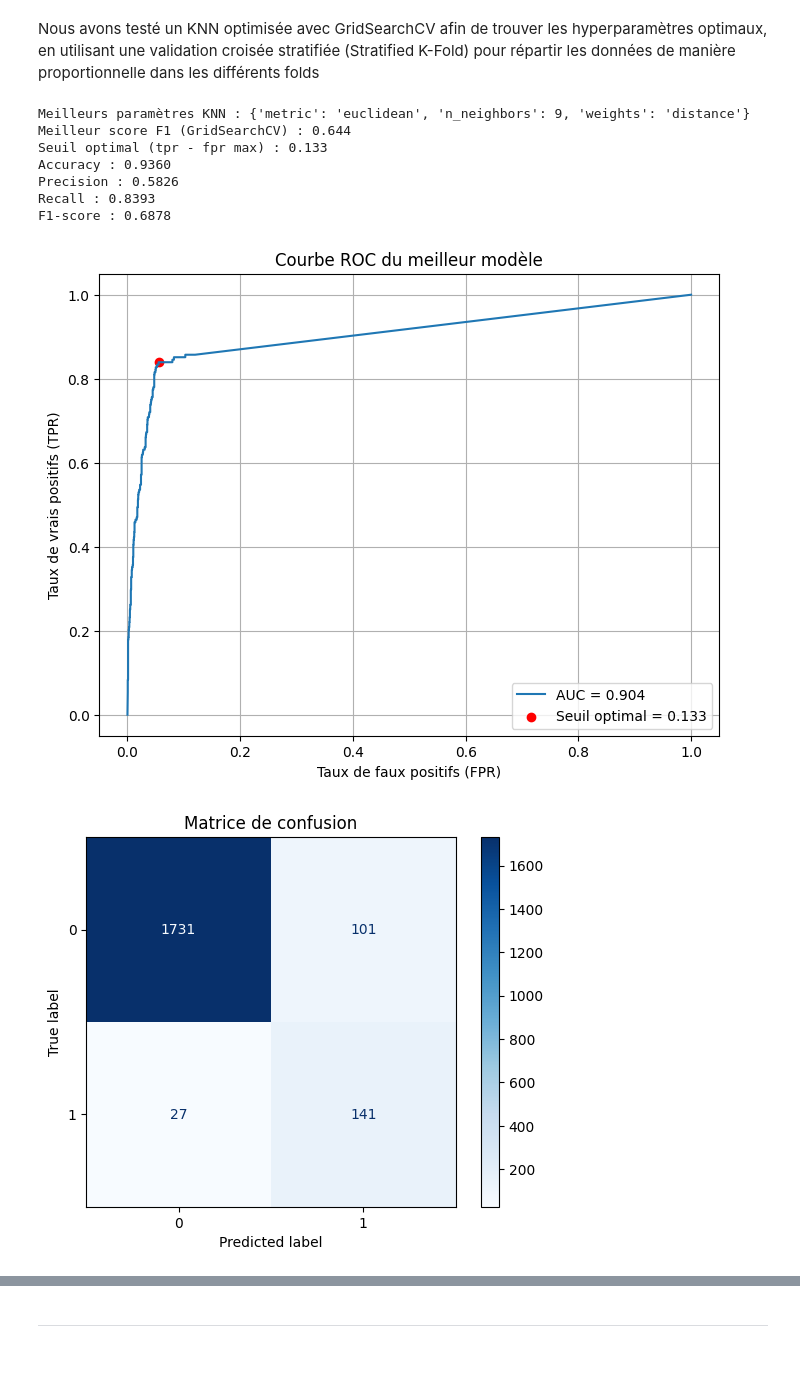
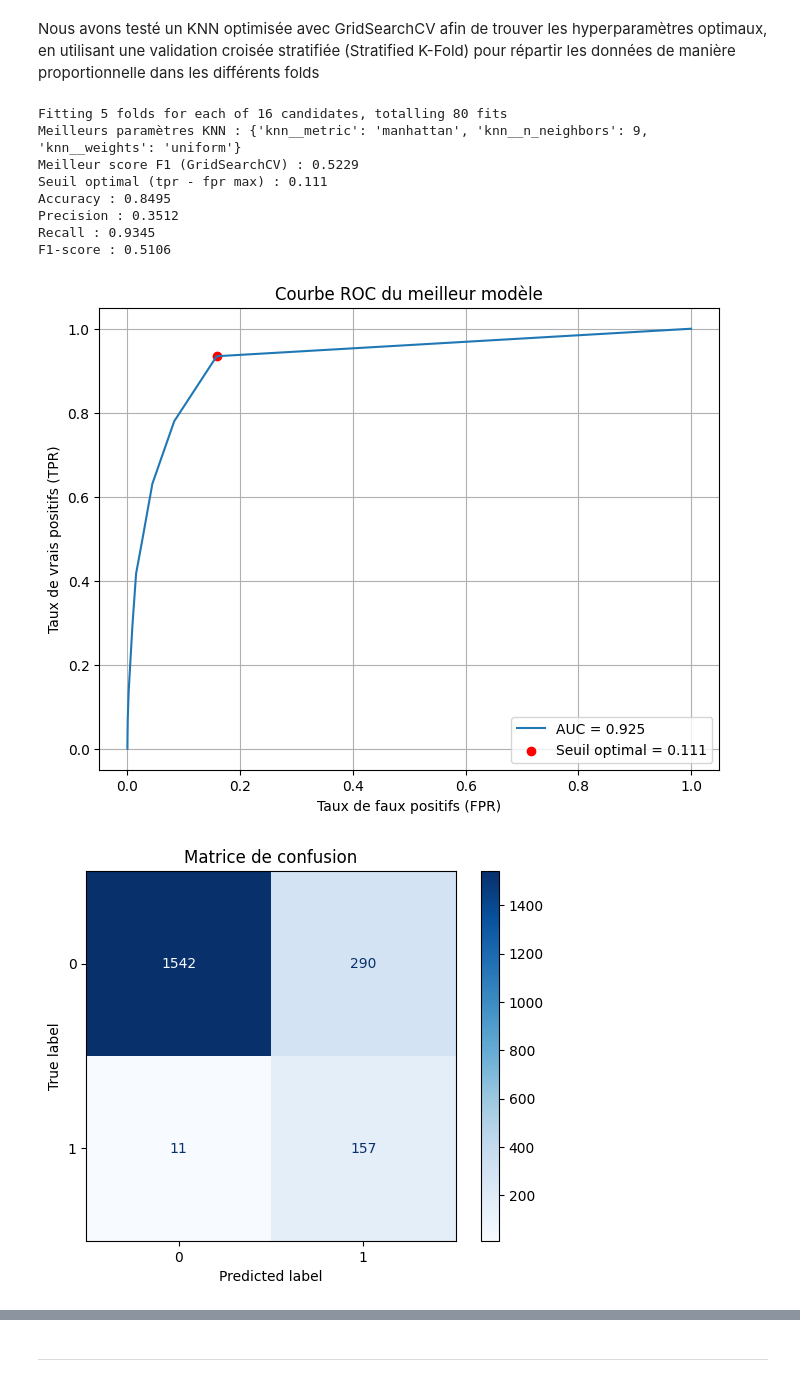
Before and after one commit to LucienLachancee/FOAD_ML, a Jupyter notebook: Prédiction du risque d’abandon scolaire_Lucien_Lacharmoise_Maxime_Khaznadji.ipynb, the cells around one changed output, grey strips where cells are left out. Drawn from its saved outputs; the diff is of its cells as text; code cells hidden in the pictures.

Commit message:
update pipeline stand

```diff
--- a/Prédiction du risque d’abandon scolaire_Lucien_Lacharmoise_Maxime_Khaznadji.ipynb
+++ b/Prédiction du risque d’abandon scolaire_Lucien_Lacharmoise_Maxime_Khaznadji.ipynb
@@ -393,7 +393,7 @@ Grâce à cette analyse, nous identifions des profils d'étudiants distincts, me
 # %% [markdown]
 Nous avons testé une régression logistique optimisée avec GridSearchCV afin de trouver les hyperparamètres optimaux, en utilisant une validation croisée stratifiée (Stratified K-Fold) pour répartir les données de manière proportionnelle dans les différents folds
 # %%
-
+from sklearn.pipeline import Pipeline
 
 X = df_encoded.drop(columns=['Abandon'])
 y = df_encoded['Abandon']
@@ -408,14 +408,17 @@ scoring = {
     'f1': make_scorer(f1_score, average='binary')
 }
 
-model = LogisticRegression(class_weight='balanced', solver='lbfgs', max_iter=1000, random_state=42)
+pipeline = Pipeline([
+    ('scaler', StandardScaler()),
+    ('logreg', LogisticRegression(class_weight='balanced', solver='lbfgs', max_iter=1000, random_state=42))
+])
 
 param_grid = {
-    'C': [0.01, 0.1, 1, 10, 100]
+    'logreg__C': [0.01, 0.1, 1, 10, 100]
 }
 
 grid_search = GridSearchCV(
-    estimator=model,
+    estimator=pipeline,
     param_grid=param_grid,
     scoring=scoring,
     refit='f1',
@@ -432,7 +435,7 @@ print(f"Meilleur score F1 : {grid_search.best_score_:.4f}")
 results = grid_search.cv_results_
 
 for i, params in enumerate(results['params']):
-    print(f"C = {params['C']}")
+    print(f"C = {params['logreg__C']}")
     print(f"  Accuracy      : {results['mean_test_accuracy'][i]:.4f}")
     print(f"  Log Loss      : {-results['mean_test_neg_log_loss'][i]:.4f}")
     print(f"  Precision     : {results['mean_test_precision'][i]:.4f}")
@@ -450,6 +453,7 @@ for train_index, test_index in skf.split(X, y):
     X_train, X_test = X.iloc[train_index], X.iloc[test_index]
     y_train, y_test = y.iloc[train_index], y.iloc[test_index]
 
+    # best_model est un pipeline, il fera scaler automatiquement
     best_model.fit(X_train, y_train)
     y_prob = best_model.predict_proba(X_test)[:, 1]
     y_pred = best_model.predict(X_test)
@@ -552,10 +556,27 @@ param_grid = {
     'metric': ['euclidean', 'manhattan']
 }
 
-knn = KNeighborsClassifier()
-grid = GridSearchCV(knn, param_grid, cv=skf, scoring='f1', n_jobs=-1)
+pipeline = Pipeline([
+    ('scaler', StandardScaler()),
+    ('knn', KNeighborsClassifier())
+])
+
+param_grid = {
+    'knn__n_neighbors': [3, 5, 7, 9],
+    'knn__weights': ['uniform', 'distance'],
+    'knn__metric': ['euclidean', 'manhattan']
+}
+
+grid = GridSearchCV(
+    estimator=pipeline,
+    param_grid=param_grid,
+    cv=skf,
+    scoring='f1',
+    n_jobs=-1,
+    verbose=1
+)
+
 grid.fit(X, y)
-
 print("Meilleurs paramètres KNN :", grid.best_params_)
 print("Meilleur score F1 (GridSearchCV) :", round(grid.best_score_, 4))
 
@@ -588,42 +609,43 @@ y_pred_final = (y_prob_all >= optimal_threshold).astype(int)
 
 accuracy = accuracy_score(y_true_all, y_pred_final)
 precision = precision_score(y_true_all, y_pred_final)
 recall = recall_score(y_true_all, y_pred_final)
 f1 = f1_score(y_true_all, y_pred_final)
 
 print(f"Accuracy : {accuracy:.4f}")
 print(f"Precision : {precision:.4f}")
 print(f"Recall : {recall:.4f}")
 print(f"F1-score : {f1:.4f}")
 
 cm = confusion_matrix(y_true_all, y_pred_final)
 
 roc_auc = auc(fpr, tpr)
 
 plt.figure(figsize=(8,6))
 plt.plot(fpr, tpr, label=f'AUC = {roc_auc:.3f}')
 plt.scatter(fpr[optimal_idx], tpr[optimal_idx], color='red', label=f'Seuil optimal = {optimal_threshold:.3f}')
 plt.xlabel('Taux de faux positifs (FPR)')
 plt.ylabel('Taux de vrais positifs (TPR)')
 plt.title('Courbe ROC du meilleur modèle')
 plt.legend(loc='lower right')
 plt.grid(True)
 plt.show()
 
 disp = ConfusionMatrixDisplay(confusion_matrix=cm, display_labels=best_model.classes_)
 disp.plot(cmap=plt.cm.Blues)
 plt.title("Matrice de confusion")
 plt.show()
 # %% [output]
-Meilleurs paramètres KNN : {'metric': 'euclidean', 'n_neighbors': 9, 'weights': 'distance'}
-Meilleur score F1 (GridSearchCV) : 0.644
-Seuil optimal (tpr - fpr max) : 0.133
-Accuracy : 0.9360
-Precision : 0.5826
-Recall : 0.8393
-F1-score : 0.6878
+Fitting 5 folds for each of 16 candidates, totalling 80 fits
+Meilleurs paramètres KNN : {'knn__metric': 'manhattan', 'knn__n_neighbors': 9, 'knn__weights': 'uniform'}
+Meilleur score F1 (GridSearchCV) : 0.5229
+Seuil optimal (tpr - fpr max) : 0.111
+Accuracy : 0.8495
+Precision : 0.3512
+Recall : 0.9345
+F1-score : 0.5106
-[figure, old version]
+[figure, new version]
-[figure, old version]
+[figure, new version]
 # %% [markdown]
 Analyse et Conclusion du Modèle K-Nearest Neighbors (KNN) :
 Résultats clés :
```
Also changed, not shown: parts of 5 cells of this notebook.
